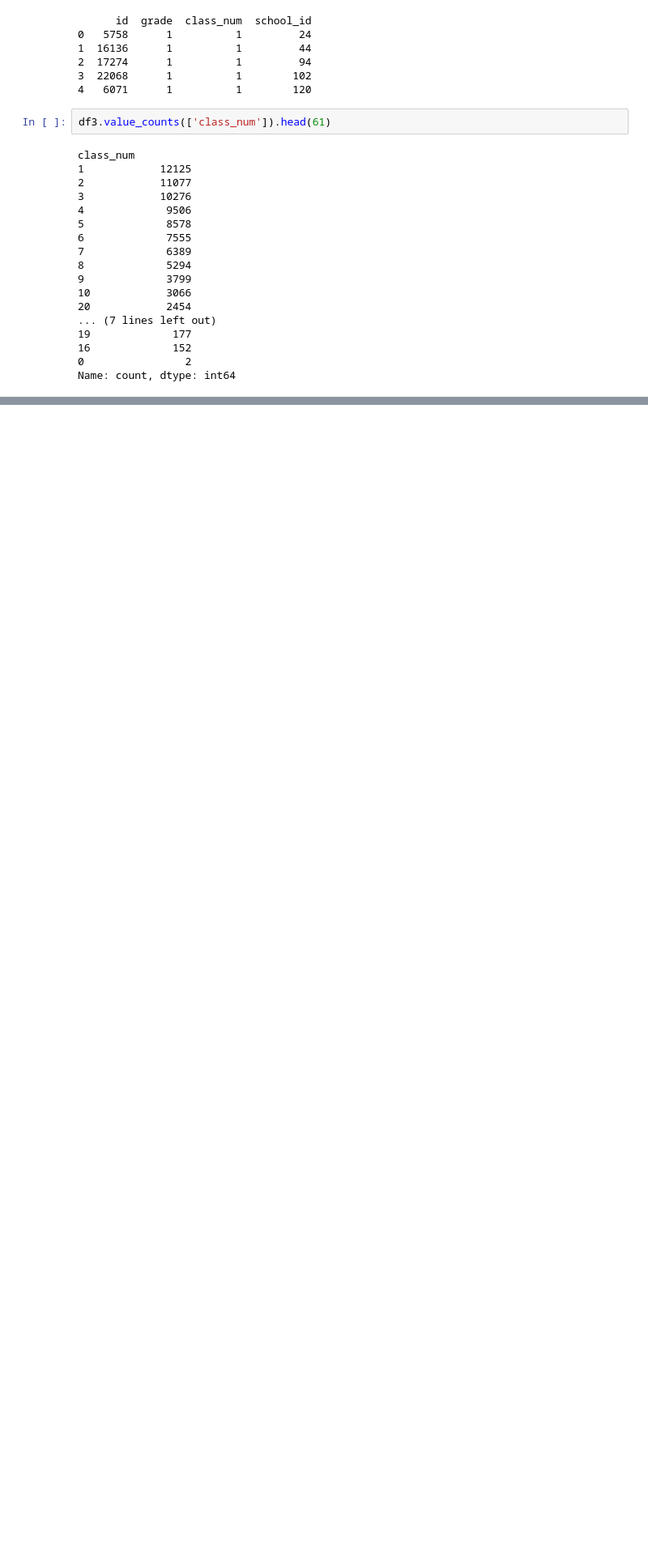
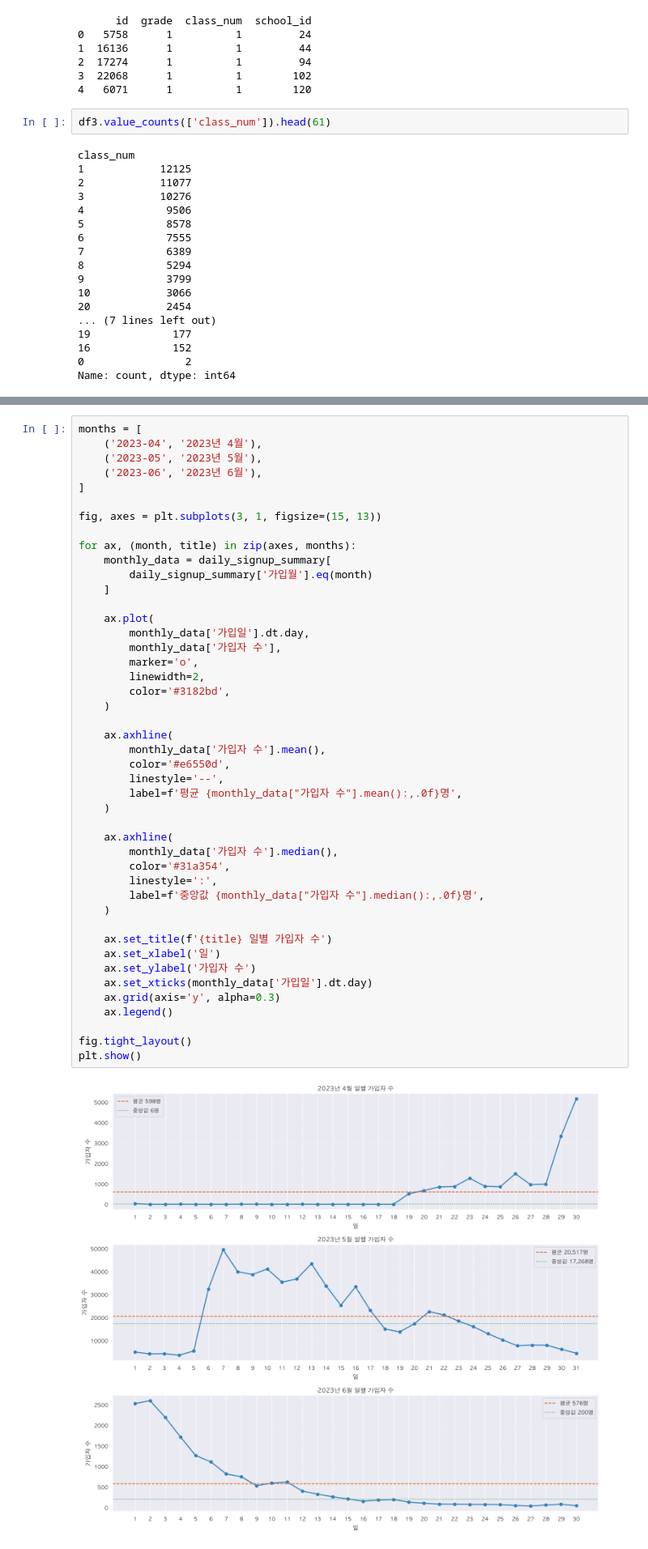
Before and after one commit to zoo-no-s/sns_service_analysis, a Jupyter notebook: notebooks/acquisition_1.ipynb, the cells around one changed output, grey strips where cells are left out. Shown at 81% size. Cells and saved outputs as stored; diff of their text form; blank space fills up the shorter version.

```diff
--- a/notebooks/acquisition_1.ipynb
+++ b/notebooks/acquisition_1.ipynb
@@ -3838,0 +3901,47 @@ df
+# %%
+months = [
+    ('2023-04', '2023년 4월'),
+    ('2023-05', '2023년 5월'),
+    ('2023-06', '2023년 6월'),
+]
+
+fig, axes = plt.subplots(3, 1, figsize=(15, 13))
+
+for ax, (month, title) in zip(axes, months):
+    monthly_data = daily_signup_summary[
+        daily_signup_summary['가입월'].eq(month)
+    ]
+
+    ax.plot(
+        monthly_data['가입일'].dt.day,
+        monthly_data['가입자 수'],
+        marker='o',
+        linewidth=2,
+        color='#3182bd',
+    )
+
+    ax.axhline(
+        monthly_data['가입자 수'].mean(),
+        color='#e6550d',
+        linestyle='--',
+        label=f'평균 {monthly_data["가입자 수"].mean():,.0f}명',
+    )
+
+    ax.axhline(
+        monthly_data['가입자 수'].median(),
+        color='#31a354',
+        linestyle=':',
+        label=f'중앙값 {monthly_data["가입자 수"].median():,.0f}명',
+    )
+
+    ax.set_title(f'{title} 일별 가입자 수')
+    ax.set_xlabel('일')
+    ax.set_ylabel('가입자 수')
+    ax.set_xticks(monthly_data['가입일'].dt.day)
+    ax.grid(axis='y', alpha=0.3)
+    ax.legend()
+
+fig.tight_layout()
+plt.show()
+# %% [output]
+[figure, added]
```
Also changed, not shown: parts of 8 cells of this notebook, 3 other files.
